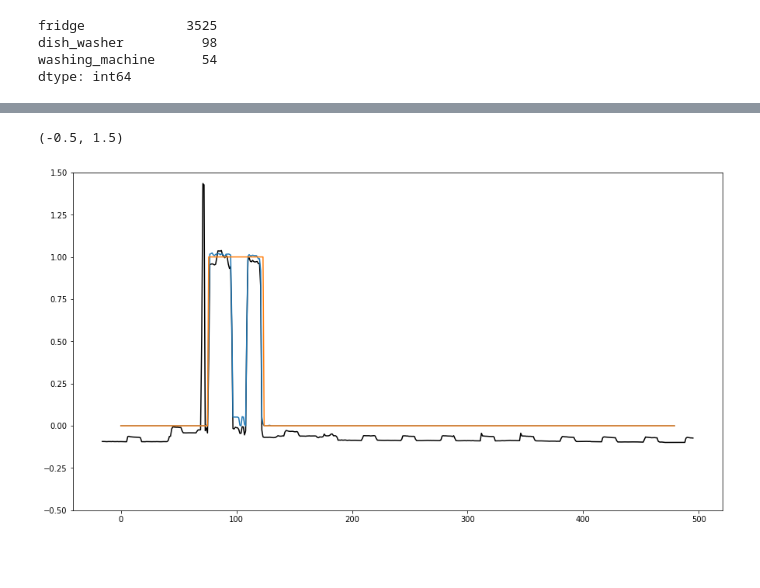
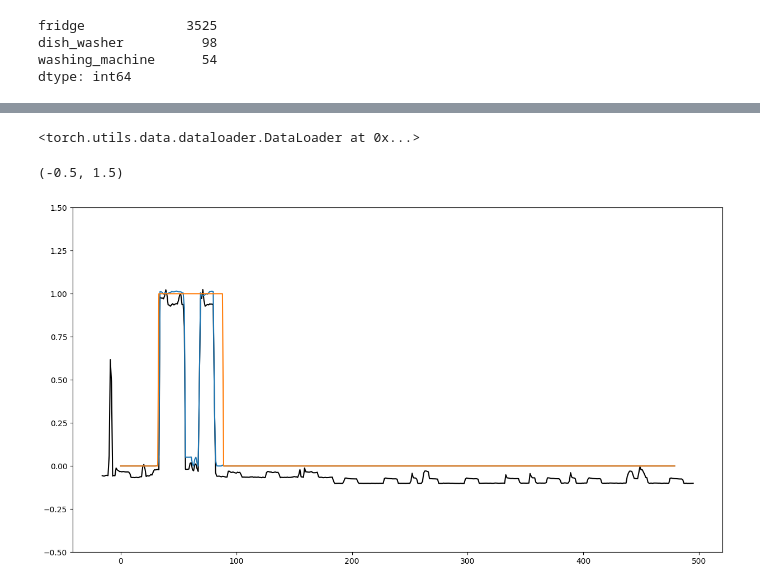
Before and after one commit to SivanKaNa/TPNILM, a Jupyter notebook: TPNILM_UKDALE_run.ipynb, the cells around one changed output, grey strips where cells are left out. Cells and saved outputs as stored; diff of their text form; code cells hidden in the pictures; blank space fills up the shorter version.

```diff
--- a/TPNILM_UKDALE_run.ipynb
+++ b/TPNILM_UKDALE_run.ipynb
@@ -561,7 +587,7 @@ ds_appliance = []
 ds_status = []
 for i in range(5):
     ds = pd.read_feather('./UKDALE_%d_train.feather' %(i+1))
-    ds.set_index('datetime', inplace=True)
+    ds.set_index('to_datetime', inplace=True)
 
     meter = ds[METER]
     appliances = ds[APPLIANCE]
@@ -651,20 +677,24 @@ dl_house_valid = [DataLoader(dataset = ds_house_valid[i], batch_size = 1, shuffl
 dl_house_total = [DataLoader(dataset = ds_house_total[i], batch_size = 1, shuffle=False) for i in range(5)]
 # %%
 dataiter = iter(dl_house_test[1])
+# %%
+dl_house_test[1]
+# %% [output]
+<torch.utils.data.dataloader.DataLoader at 0x...>
 # %%
-plt.figure(figsize=(15,8))
-#x, y, s = dataiter.next()
+plt.figure(figsize=(15, 8))
+#x, y, s = next(dataiter)
 a = 1
 for i in range(100):
-    x, y, s = dataiter.next()
-    if y[0,:,a].sum() > 0:
+    x, y, s = next(dataiter)  # Use next(dataiter) instead of dataiter.next()
+    if y[0, :, a].sum() > 0:
         break
-    if s[0,:,a].sum() > 0:
+    if s[0, :, a].sum() > 0:
         break
-plt.plot(np.arange(-BORDER, SEQ_LEN + BORDER), x[0,:].detach().numpy(), 'k-')
-plt.plot(y[0,:,a].detach().numpy())
-plt.plot(s[0,:,a].detach().numpy())
-plt.ylim([-0.5,1.5])
+plt.plot(np.arange(-BORDER, SEQ_LEN + BORDER), x[0, :].detach().numpy(), 'k-')
+plt.plot(y[0, :, a].detach().numpy())
+plt.plot(s[0, :, a].detach().numpy())
+plt.ylim([-0.5, 1.5])
 # %% [output]
 (-0.5, 1.5)
-[figure, old version]
+[figure, new version]
```
Also changed, not shown: parts of 27 cells of this notebook.
